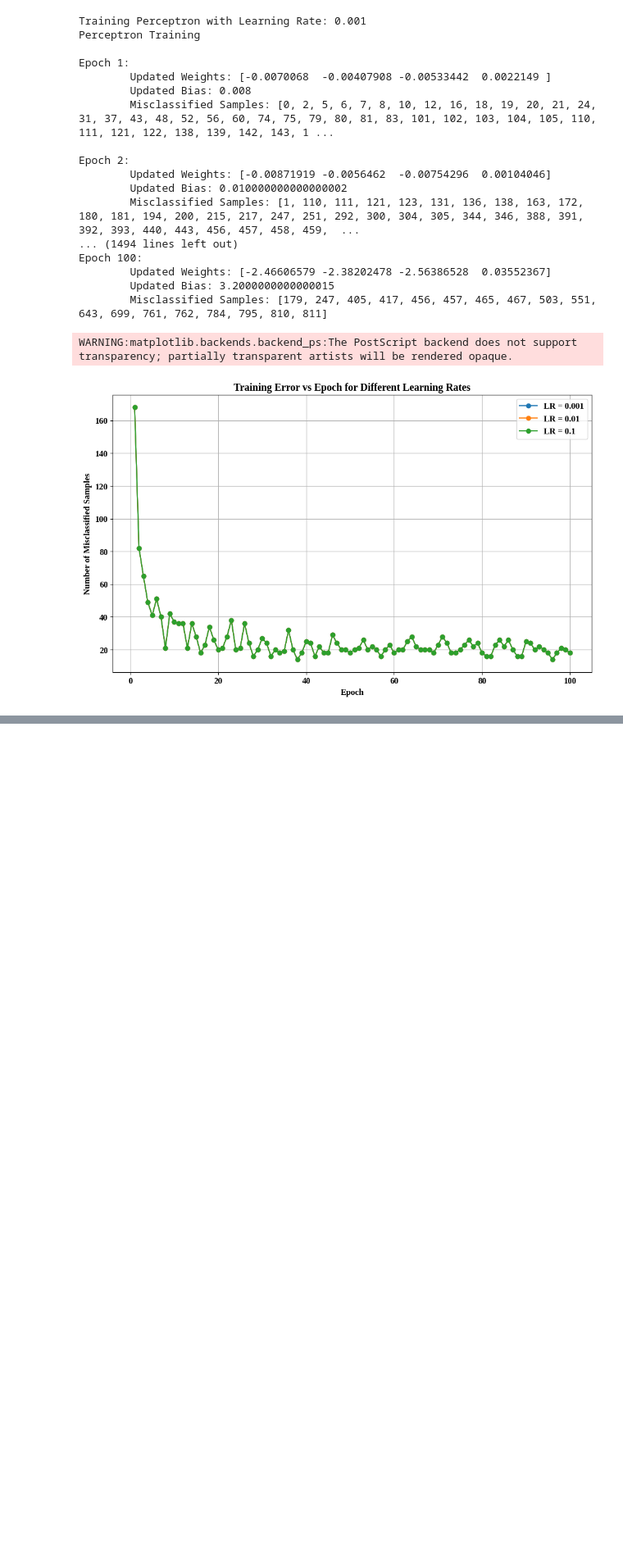
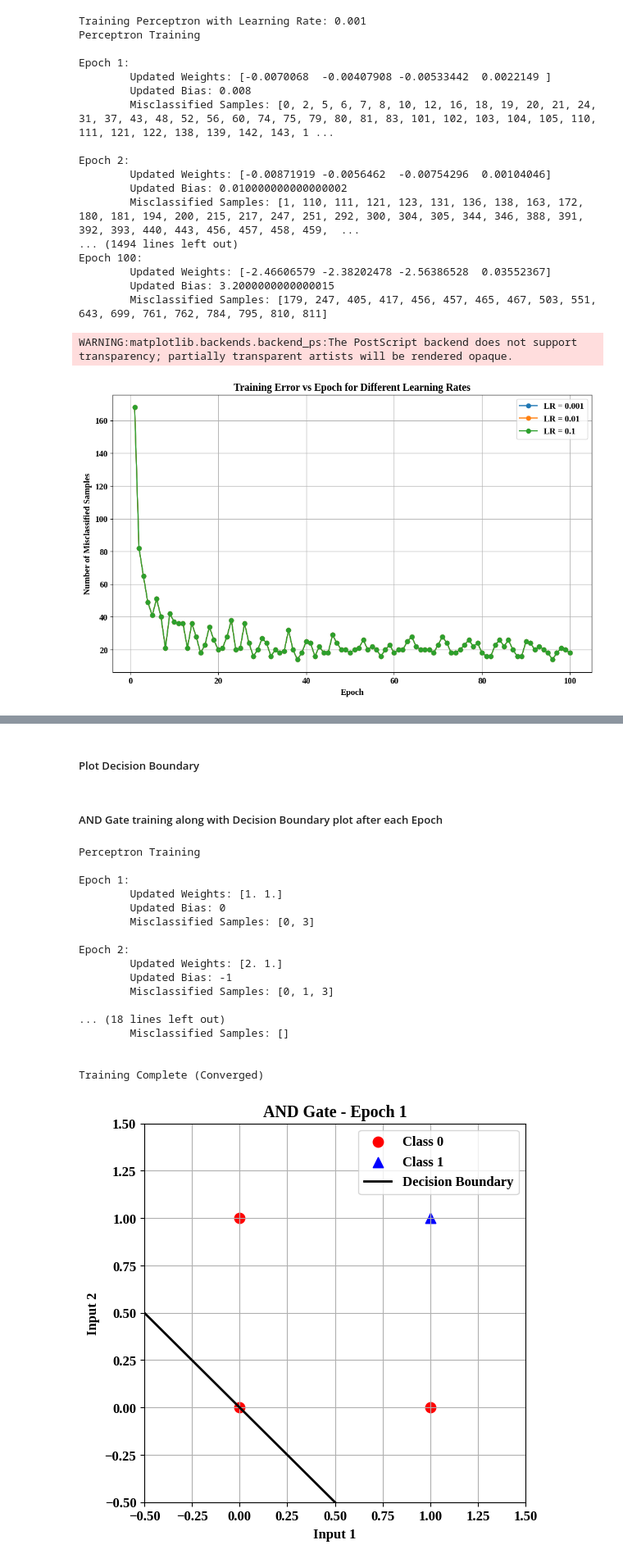
Before and after one commit to KasiramSayee/Deep_Learning, a Jupyter notebook: Perceptron/perceptron.ipynb, the cells around one changed output, grey strips where cells are left out. Shown at 82% size. Cells and saved outputs as stored; diff of their text form; code cells hidden in the pictures; blank space fills up the shorter version.

```diff
--- a/Perceptron/perceptron.ipynb
+++ b/Perceptron/perceptron.ipynb
@@ -5,7 +5,7 @@ import pandas as pd
 # %%
 #  Load the dataset.
 col = ["Variance", "Skewness", "Curtosis", "Entropy", 'Class']
-df = pd.read_csv("data_banknote_authentication.txt", header = None, names = col)
+df = pd.read_csv("/content/data_banknote_authentication.txt", header = None, names = col)
 # %%
 #  Display the first five samples.
 df.head()
@@ -517,0 +529,4 @@ WARNING:matplotlib.backends.backend_ps:The PostScript backend does not support t
+# %%
+# AND gate
+X_and = np.array([[0,0], [0,1], [1,0], [1,1]])
+Y_and = pd.Series([0,0,0,1])
@@ -517,0 +545,2 @@ WARNING:matplotlib.backends.backend_ps:The PostScript backend does not support t
+# %% [markdown]
+##### Plot Decision Boundary
@@ -517,0 +638,38 @@ WARNING:matplotlib.backends.backend_ps:The PostScript backend does not support t
+# %% [markdown]
+##### AND Gate training along with Decision Boundary plot after each Epoch
+# %%
+model_and = Perceptron(learning_rate = 1, epochs = 10)
+model_and.fit(X_and, Y_and)
+
+for i in range(len(model_and.weights_history)):
+
+    model_and.weights = model_and.weights_history[i]
+    model_and.bias = model_and.bias_history[i]
+
+    plot_decision_boundary(
+        X_and,
+        Y_and,
+        model_and.weights,
+        model_and.bias,
+        "AND",
+        i + 1
+    )
+# %% [output]
+Perceptron Training
+
+Epoch 1:
+        Updated Weights: [1. 1.]
+        Updated Bias: 0
+        Misclassified Samples: [0, 3]
+
+Epoch 2:
+        Updated Weights: [2. 1.]
+        Updated Bias: -1
+        Misclassified Samples: [0, 1, 3]
+
+... (18 lines left out)
+        Misclassified Samples: []
+
+
+Training Complete (Converged)
+[figure, added]
```
Also changed, not shown: parts of 16 cells of this notebook, 3 other files.
